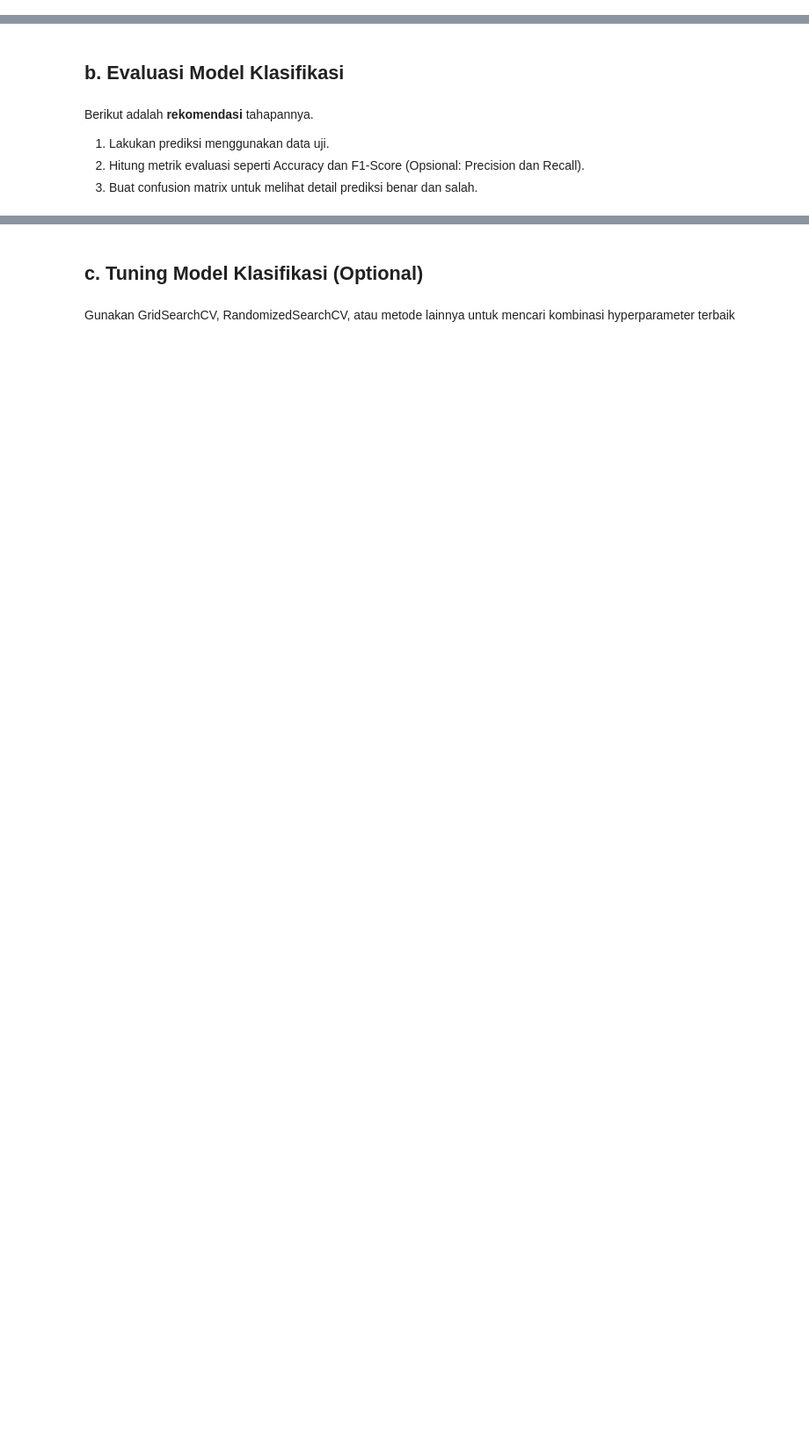
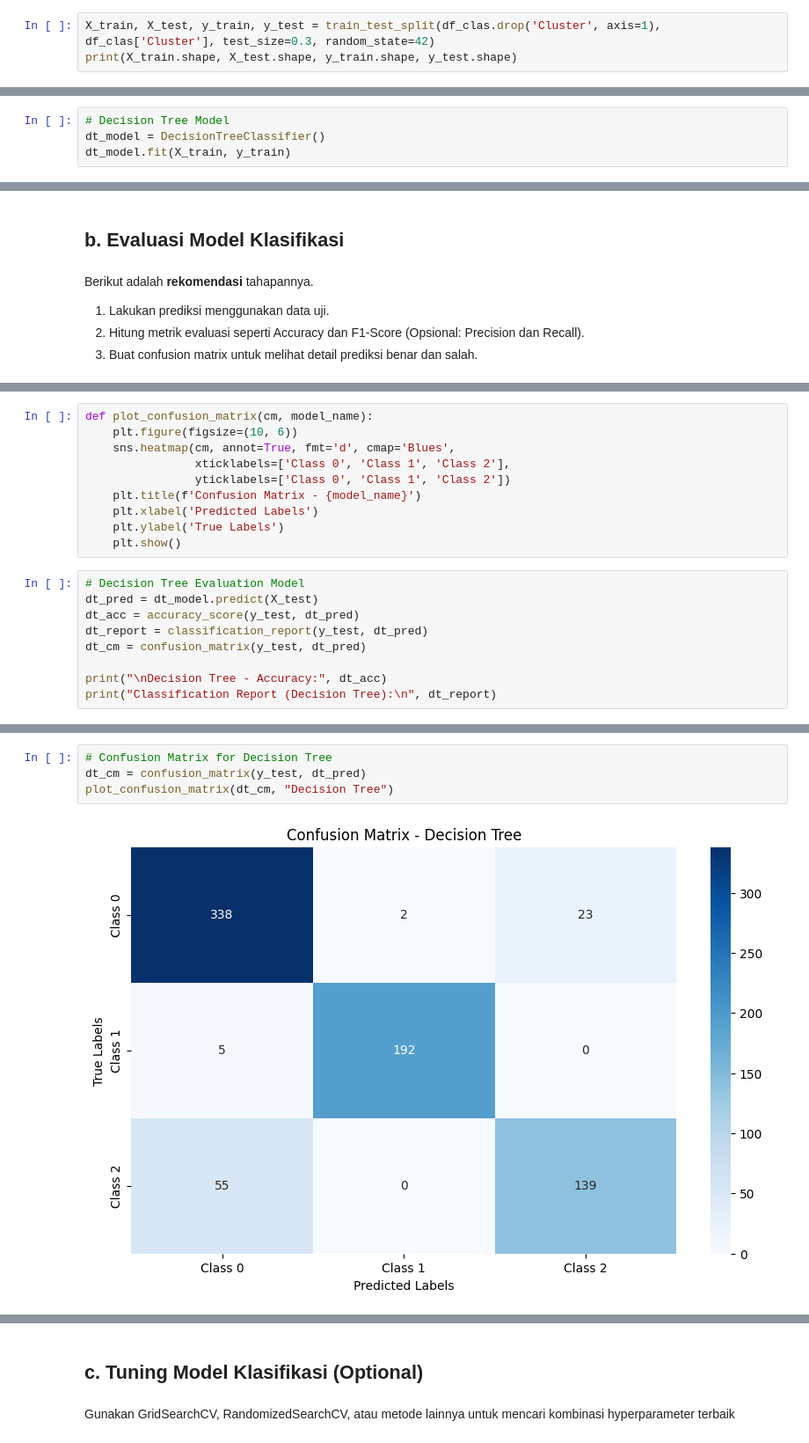
Before and after one commit to hayhalo/Project-Akhir-Belajar-ML-untuk-Pemula, a Jupyter notebook: [Klasifikasi]_Submission_Akhir_BMLP_Muhammad Husni Zahran Nugrahanto.ipynb, the cells around one changed output, grey strips where cells are left out. Shown at 88% size. Saved outputs shown, nothing was run; the diff lists cells and outputs as text; blank space fills up the shorter version.

```diff
--- a/[Klasifikasi]_Submission_Akhir_BMLP_Muhammad Husni Zahran Nugrahanto.ipynb
+++ b/[Klasifikasi]_Submission_Akhir_BMLP_Muhammad Husni Zahran Nugrahanto.ipynb
@@ -20,0 +49,3 @@ Tahap Data Splitting bertujuan untuk memisahkan dataset menjadi dua bagian: data
+# %%
+X_train, X_test, y_train, y_test = train_test_split(df_clas.drop('Cluster', axis=1), df_clas['Cluster'], test_size=0.3, random_state=42)
+print(X_train.shape, X_test.shape, y_train.shape, y_test.shape)
@@ -34,0 +117,4 @@ Tulis narasi atau penjelasan algoritma yang Anda gunakan.
+# %%
+# Decision Tree Model
+dt_model = DecisionTreeClassifier()
+dt_model.fit(X_train, y_train)
@@ -45,0 +136,19 @@ Tulis hasil evaluasi algoritma yang digunakan, jika Anda menggunakan 2 algoritma
+# %%
+def plot_confusion_matrix(cm, model_name):
+    plt.figure(figsize=(10, 6))
+    sns.heatmap(cm, annot=True, fmt='d', cmap='Blues',
+                xticklabels=['Class 0', 'Class 1', 'Class 2'],
+                yticklabels=['Class 0', 'Class 1', 'Class 2'])
+    plt.title(f'Confusion Matrix - {model_name}')
+    plt.xlabel('Predicted Labels')
+    plt.ylabel('True Labels')
+    plt.show()
+# %%
+# Decision Tree Evaluation Model
+dt_pred = dt_model.predict(X_test)
+dt_acc = accuracy_score(y_test, dt_pred)
+dt_report = classification_report(y_test, dt_pred)
+dt_cm = confusion_matrix(y_test, dt_pred)
+
+print("\nDecision Tree - Accuracy:", dt_acc)
+print("Classification Report (Decision Tree):\n", dt_report)
@@ -45,0 +167,6 @@ Tulis hasil evaluasi algoritma yang digunakan, jika Anda menggunakan 2 algoritma
+# %%
+# Confusion Matrix for Decision Tree
+dt_cm = confusion_matrix(y_test, dt_pred)
+plot_confusion_matrix(dt_cm, "Decision Tree")
+# %% [output]
+[figure, added]
```
Also changed, not shown: parts of 27 cells of this notebook.
